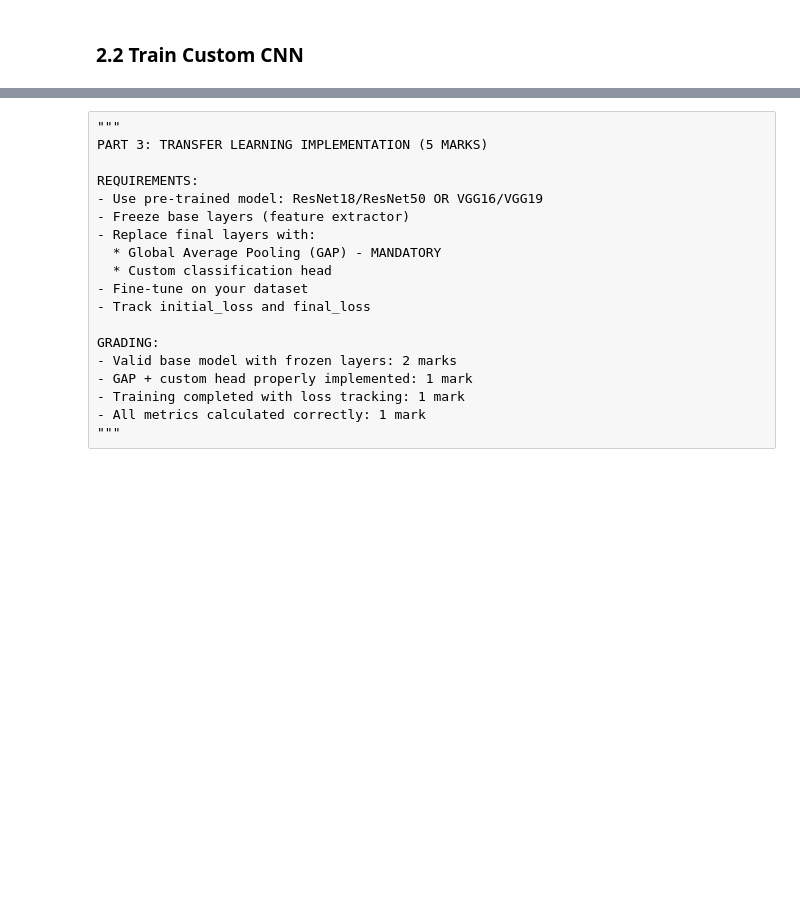
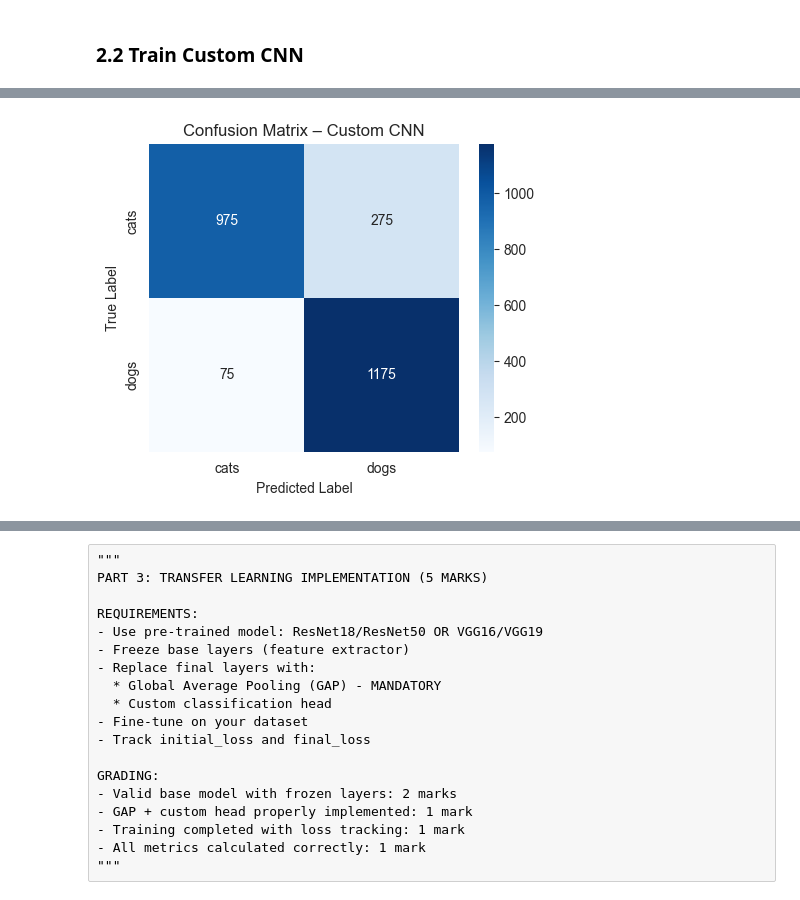
Before and after one commit to UjjwalMittal-wilp/DNN_Assignment2_CNN, a Jupyter notebook: 2025AA05626_cnn_assignment.ipynb, the cells around one changed output, grey strips where cells are left out. Saved outputs shown, nothing was run; the diff lists cells and outputs as text; code cells hidden in the pictures; blank space fills up the shorter version.

```diff
--- a/2025AA05626_cnn_assignment.ipynb
+++ b/2025AA05626_cnn_assignment.ipynb
@@ -301,0 +521,26 @@ print(f"F1-Score:  {custom_cnn_f1:.4f}")
+# %%
+# Plot Confusion Matrix (Custom CNN)
+
+# Get predictions
+y_true = test_gen.classes
+y_pred_probs = custom_cnn.predict(test_gen)
+y_pred = np.argmax(y_pred_probs, axis=1)
+
+# Confusion matrix
+cm = confusion_matrix(y_true, y_pred)
+class_names = list(test_gen.class_indices.keys())
+
+plt.figure(figsize=(5, 4))
+sns.heatmap(
+    cm,
+    annot=True,
+    fmt='d',
+    cmap='Blues',
+    xticklabels=class_names,
+    yticklabels=class_names
+)
+plt.xlabel("Predicted Label")
+plt.ylabel("True Label")
+plt.title("Confusion Matrix – Custom CNN")
+plt.show()
+# %% [output]
@@ -301,0 +548 @@ print(f"F1-Score:  {custom_cnn_f1:.4f}")
+[figure, added]
```
Also changed, not shown: parts of 64 cells of this notebook.
